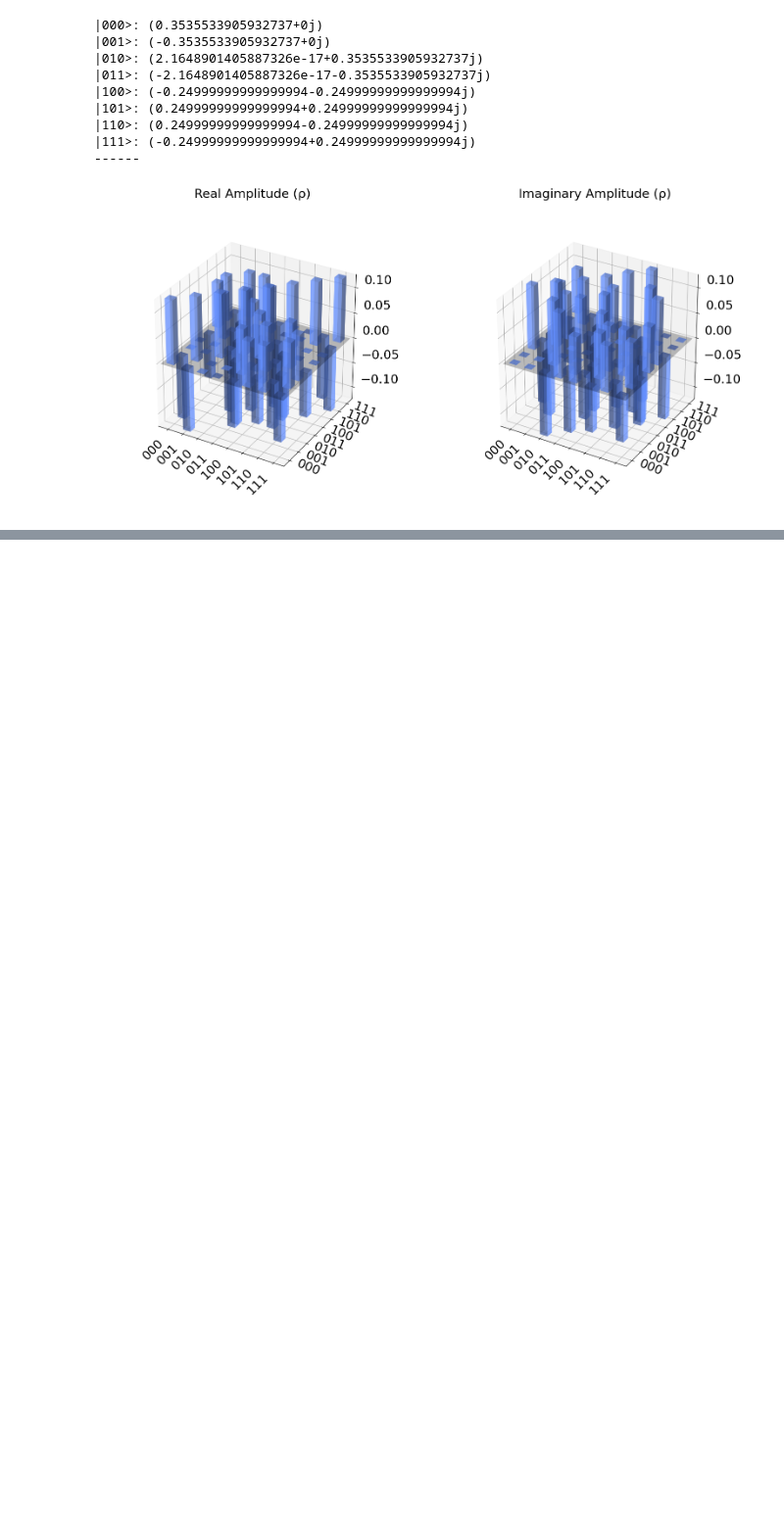
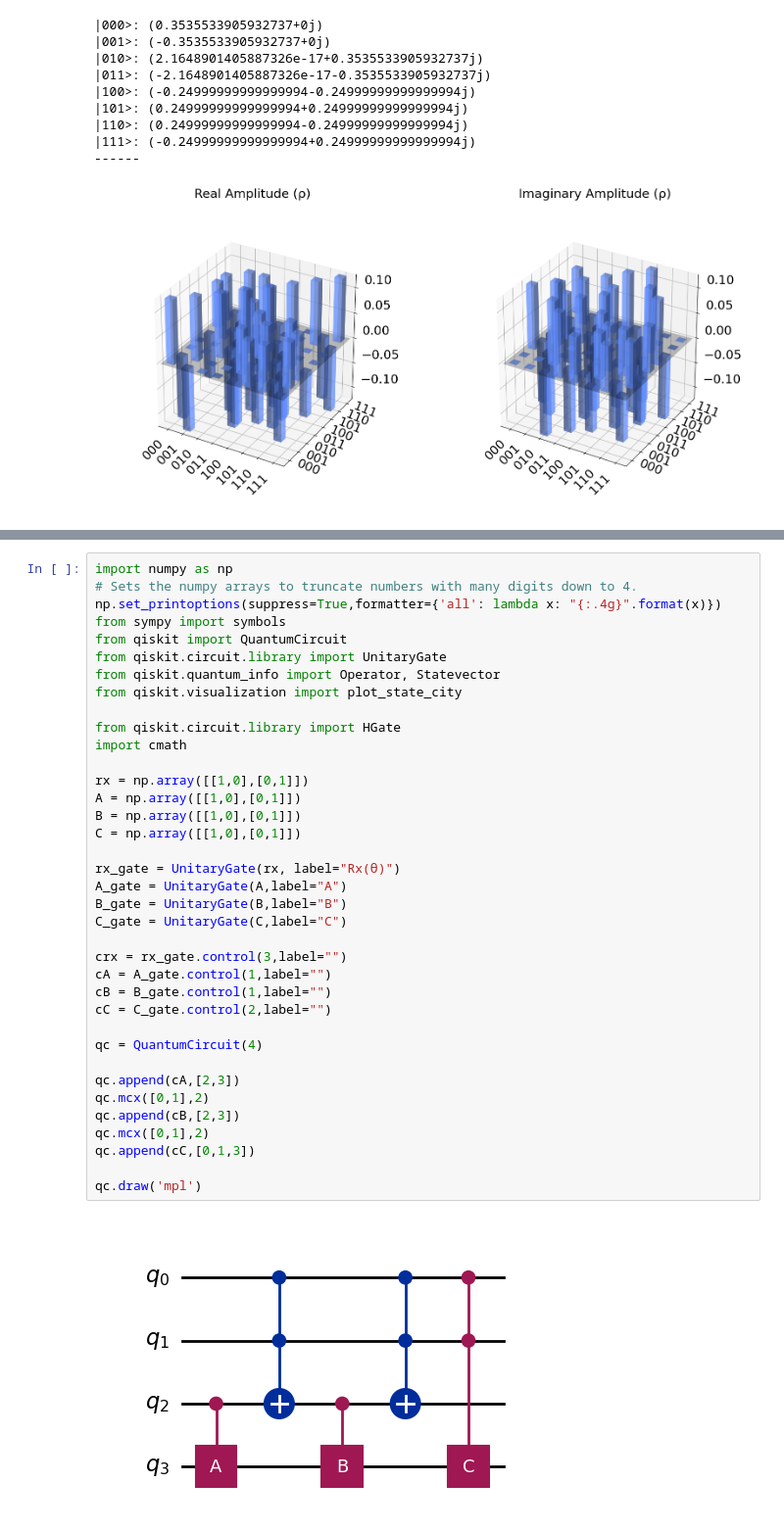
Before and after one commit to Academic-Student-Software-Club/quantum-computing, a Jupyter notebook: quantum-circuits/11-circuit-drawings.ipynb, the cells around one changed output, grey strips where cells are left out. Shown: that part at 98% size. Saved outputs shown, nothing was run; the diff lists cells and outputs as text; blank space fills up the shorter version.

```diff
--- a/quantum-circuits/11-circuit-drawings.ipynb
+++ b/quantum-circuits/11-circuit-drawings.ipynb
@@ -234,0 +269,39 @@ plot_state_city(state,alpha=0.5)            # 3D bars showing real/imag parts
+# %%
+import numpy as np
+# Sets the numpy arrays to truncate numbers with many digits down to 4.
+np.set_printoptions(suppress=True,formatter={'all': lambda x: "{:.4g}".format(x)})
+from sympy import symbols
+from qiskit import QuantumCircuit
+from qiskit.circuit.library import UnitaryGate
+from qiskit.quantum_info import Operator, Statevector
+from qiskit.visualization import plot_state_city
+
+from qiskit.circuit.library import HGate
+import cmath
+
+rx = np.array([[1,0],[0,1]])
+A = np.array([[1,0],[0,1]])
+B = np.array([[1,0],[0,1]])
+C = np.array([[1,0],[0,1]])
+
+rx_gate = UnitaryGate(rx, label="Rx(θ)")
+A_gate = UnitaryGate(A,label="A")
+B_gate = UnitaryGate(B,label="B")
+C_gate = UnitaryGate(C,label="C")
+
+crx = rx_gate.control(3,label="")
+cA = A_gate.control(1,label="")
+cB = B_gate.control(1,label="")
+cC = C_gate.control(2,label="")
+
+qc = QuantumCircuit(4)
+
+qc.append(cA,[2,3])
+qc.mcx([0,1],2)
+qc.append(cB,[2,3])
+qc.mcx([0,1],2)
+qc.append(cC,[0,1,3])
+
+qc.draw('mpl')
+# %% [output]
+[figure, added]
```
Also changed, not shown: parts of 1 cell of this notebook, 2 other files.
